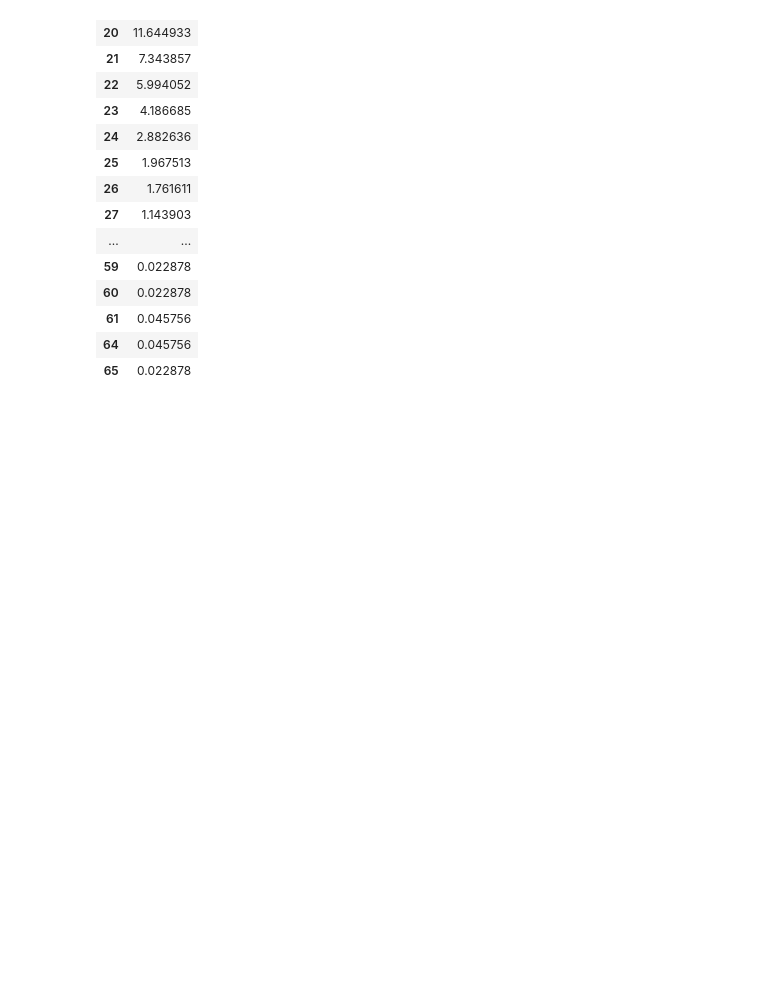
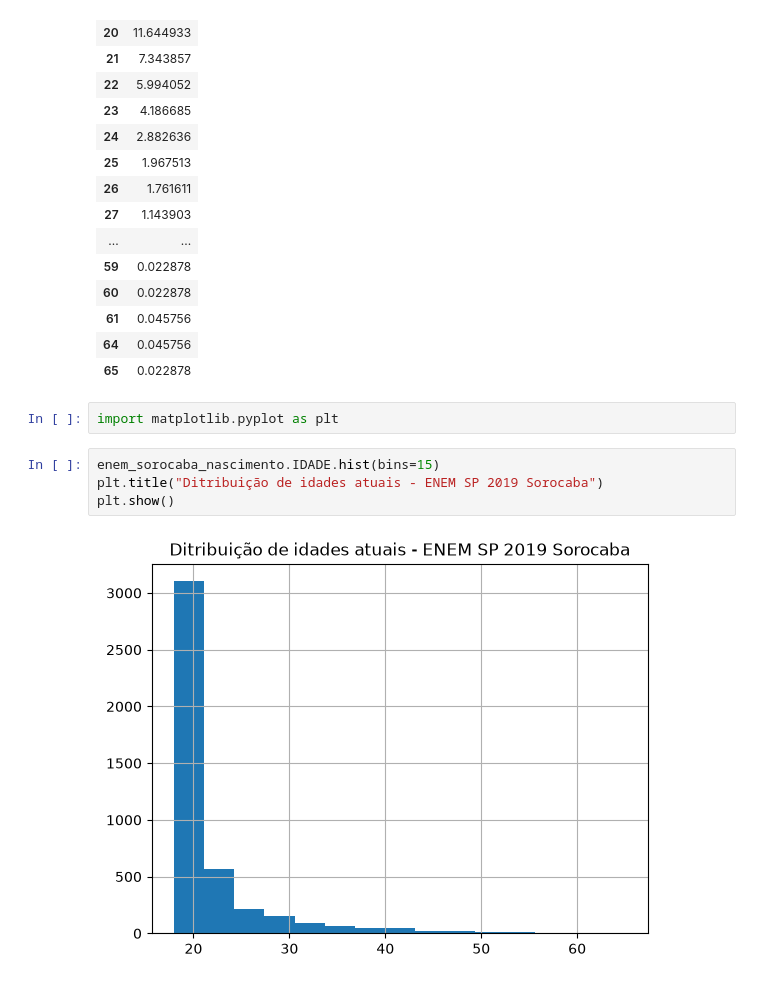
Before and after one commit to arthurresendes/Estatistica-aplicada, a Jupyter notebook: Enem/frequencias.ipynb, the cells around one changed output. Saved outputs shown, nothing was run; the diff lists cells and outputs as text; blank space fills up the shorter version.

Commit message:
Histograma com matplotlib

```diff
--- a/Enem/frequencias.ipynb
+++ b/Enem/frequencias.ipynb
@@ -150,3 +150,11 @@ freq_relativa_perc
 | 61 | 0.045756 |
 | 64 | 0.045756 |
 | 65 | 0.022878 |
+# %%
+import matplotlib.pyplot as plt
+# %%
+enem_sorocaba_nascimento.IDADE.hist(bins=15)
+plt.title("Ditribuição de idades atuais - ENEM SP 2019 Sorocaba")
+plt.show()
+# %% [output]
+[figure, added]
```
Also changed, not shown: parts of 2 cells of this notebook.
